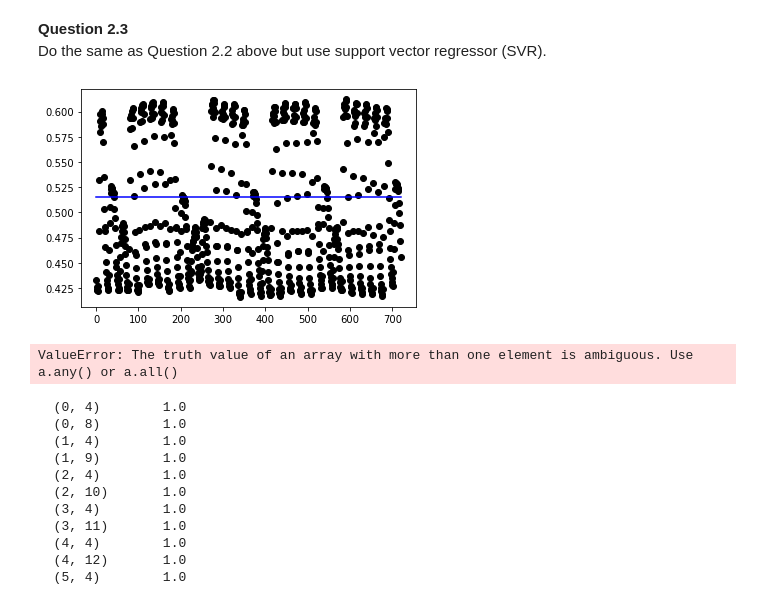
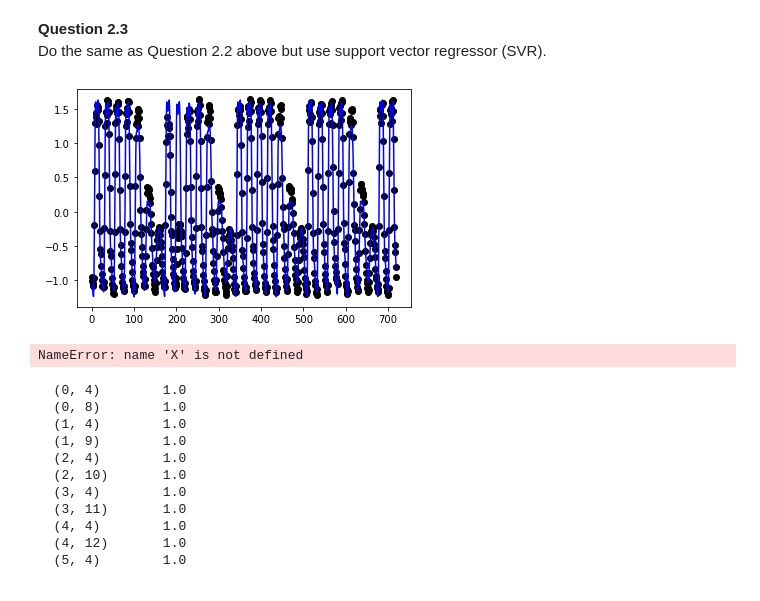
Before and after one commit to EthanWong2212/EE4211_Proj, a Jupyter notebook: part2_test.ipynb, the cells around one changed output. Drawn from its saved outputs; the diff is of its cells as text; code cells hidden in the pictures.

```diff
--- a/part2_test.ipynb
+++ b/part2_test.ipynb
@@ -223,33 +223,37 @@ Do the same as Question 2.2 above but use support vector regressor (SVR).
 # %%
 from sklearn.svm import SVR
 from sklearn.preprocessing import PolynomialFeatures
-# from sklearn.preprocessing import StandardScaler
-# sc_X = StandardScaler()
-# sc_y = StandardScaler()
-# X = sc_X.fit_transform(train_x.reshape(-1, 2))
-# y = sc_y.fit_transform(np.asarray(train_y).reshape(-1, 1))
+from sklearn.preprocessing import StandardScaler
+from sklearn.pipeline import Pipeline
 
-dim = 20
-poly = PolynomialFeatures(dim)
-train_x_poly = poly.fit_transform(train_x.reshape(-1,2))
-test_x_poly = poly.fit_transform(np.asarray(test_x).reshape(-1,2))
-regressor.fit(train_x_poly, train_y) #training the algorithm
+sc_X = StandardScaler()
+sc_y = StandardScaler()
+train_x_scaled = sc_X.fit_transform(train_x.reshape(-1, 2))
+train_y_scaled = sc_y.fit_transform(np.asarray(train_y).reshape(-1, 1))
 
-regressor = SVR(kernel='rbf',gamma = 15)
-regressor.fit(train_x_poly,test_y)
+# dim = 20
+# poly = PolynomialFeatures(dim)
+# train_x_poly = poly.fit_transform(train_x.reshape(-1,2))
+# test_x_poly = poly.fit_transform(np.asarray(test_x).reshape(-1,2))
+# regressor.fit(train_x_poly, train_y) #training the algorithm
 
-predicted = regressor.predict(test_x_poly)
+regressor = SVR(kernel='rbf',gamma = 6)
+regressor.fit(train_x_scaled, train_y_scaled)
 
-plt.plot([x for x in range(len(predicted))], predicted, color="blue")
+test_x_scaled = sc_X.fit_transform(np.array(test_x).reshape(-1,2))
+test_y_scaled = sc_y.fit_transform(np.array(test_y).reshape(-1,1))
+predicted = regressor.predict(test_x_scaled)
+
+plt.plot([test_x_scaled for test_x_scaled in range(len(predicted))], predicted, color="blue") # predicted
 # plt.plot(x_grid, predicted, color="blue", linewidth=3)
-plt.scatter([x for x in range(len(train_y))], train_y, color="black")
+plt.scatter([test_x_scaled for test_x_scaled in range(len(test_y_scaled))], test_y_scaled, color="black") #actual
 
 # plt.xticks(())
 # plt.yticks(())
 
 plt.show()
 # %% [output]
-[figure, old version]
+[figure, new version]
 # %%
 
 from sklearn.svm import SVR
@@ -263,8 +267,8 @@ sc_test_x = StandardScaler()
 tX = sc_test_x.fit_transform(np.asarray(test_x).reshape(-1, 2))
 predicted = regressor.predict(tX)
 
-x_grid = np.arange(min(tX),max(tX),4/857)
-x_grid = x_grid.reshape(len(x_grid),1)
+# x_grid = np.arange(min(tX),max(tX),4/857)
+# x_grid = x_grid.reshape(len(x_grid),1)
 plt.plot([x for x in range(len(predicted))], predicted, color="blue")
 # plt.plot(x_grid, predicted, color="blue", linewidth=3)
 plt.scatter([x for x in range(len(y))], y, color="black")
@@ -274,7 +278,7 @@ plt.scatter([x for x in range(len(y))], y, color="black")
 
 plt.show()
 # %% [output]
-ValueError: The truth value of an array with more than one element is ambiguous. Use a.any() or a.all()
+NameError: name 'X' is not defined
 # %%
 from sklearn.preprocessing import OneHotEncoder
 
```
Also changed, not shown: parts of 2 cells of this notebook.
